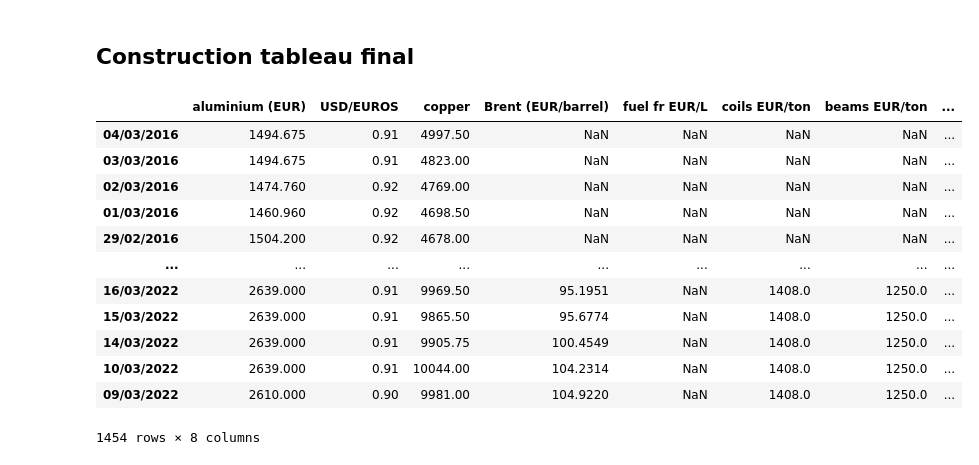
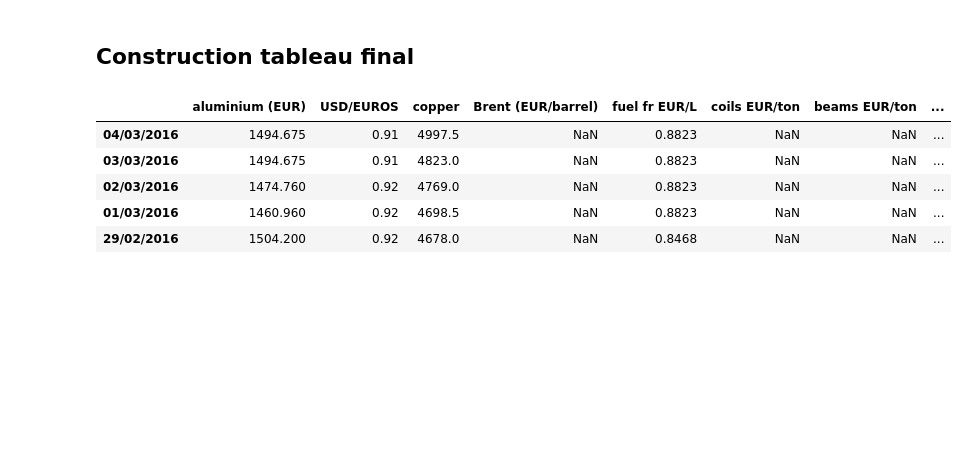
Before and after one commit to theo-soler/Projet_info, a Jupyter notebook: web_scrapping.ipynb, the cells around one changed output. Cells and saved outputs as stored; diff of their text form; code cells hidden in the pictures; blank space fills up the shorter version.

```diff
--- a/web_scrapping.ipynb
+++ b/web_scrapping.ipynb
@@ -426,21 +311,14 @@ tab_f['aluminium (USD)'] = tab_f['aluminium (USD)']*tab_f['USD/EUROS']
 tab_f['Brent (dollar per barrel)'] = tab_f['Brent (dollar per barrel)']*tab_f['USD/EUROS']
 tab_f.columns = ['aluminium (EUR)', 'USD/EUROS', 'copper', 'Brent (EUR/barrel)', 'fuel fr EUR/L', 'coils EUR/ton', 'beams EUR/ton', 'fuel all EUR/L']
 # %%
-tab_f
+tab_f.head()
 # %% [output]
 |  | aluminium (EUR) | USD/EUROS | copper | Brent (EUR/barrel) | fuel fr EUR/L | coils EUR/ton | beams EUR/ton | ... |
-| 04/03/2016 | 1494.675 | 0.91 | 4997.50 | NaN | NaN | NaN | NaN | ... |
-| 03/03/2016 | 1494.675 | 0.91 | 4823.00 | NaN | NaN | NaN | NaN | ... |
-| 02/03/2016 | 1474.760 | 0.92 | 4769.00 | NaN | NaN | NaN | NaN | ... |
-| 01/03/2016 | 1460.960 | 0.92 | 4698.50 | NaN | NaN | NaN | NaN | ... |
-| 29/02/2016 | 1504.200 | 0.92 | 4678.00 | NaN | NaN | NaN | NaN | ... |
-| ... | ... | ... | ... | ... | ... | ... | ... | ... |
-| 16/03/2022 | 2639.000 | 0.91 | 9969.50 | 95.1951 | NaN | 1408.0 | 1250.0 | ... |
-| 15/03/2022 | 2639.000 | 0.91 | 9865.50 | 95.6774 | NaN | 1408.0 | 1250.0 | ... |
-| 14/03/2022 | 2639.000 | 0.91 | 9905.75 | 100.4549 | NaN | 1408.0 | 1250.0 | ... |
-| 10/03/2022 | 2639.000 | 0.91 | 10044.00 | 104.2314 | NaN | 1408.0 | 1250.0 | ... |
-| 09/03/2022 | 2610.000 | 0.90 | 9981.00 | 104.9220 | NaN | 1408.0 | 1250.0 | ... |
+| 04/03/2016 | 1494.675 | 0.91 | 4997.5 | NaN | 0.8823 | NaN | NaN | ... |
+| 03/03/2016 | 1494.675 | 0.91 | 4823.0 | NaN | 0.8823 | NaN | NaN | ... |
+| 02/03/2016 | 1474.760 | 0.92 | 4769.0 | NaN | 0.8823 | NaN | NaN | ... |
+| 01/03/2016 | 1460.960 | 0.92 | 4698.5 | NaN | 0.8823 | NaN | NaN | ... |
+| 29/02/2016 | 1504.200 | 0.92 | 4678.0 | NaN | 0.8468 | NaN | NaN | ... |
-1454 rows × 8 columns
 # %%
 tab_f.plot()
 # %% [output]
```
Also changed, not shown: parts of 12 cells of this notebook, 8 other files.
